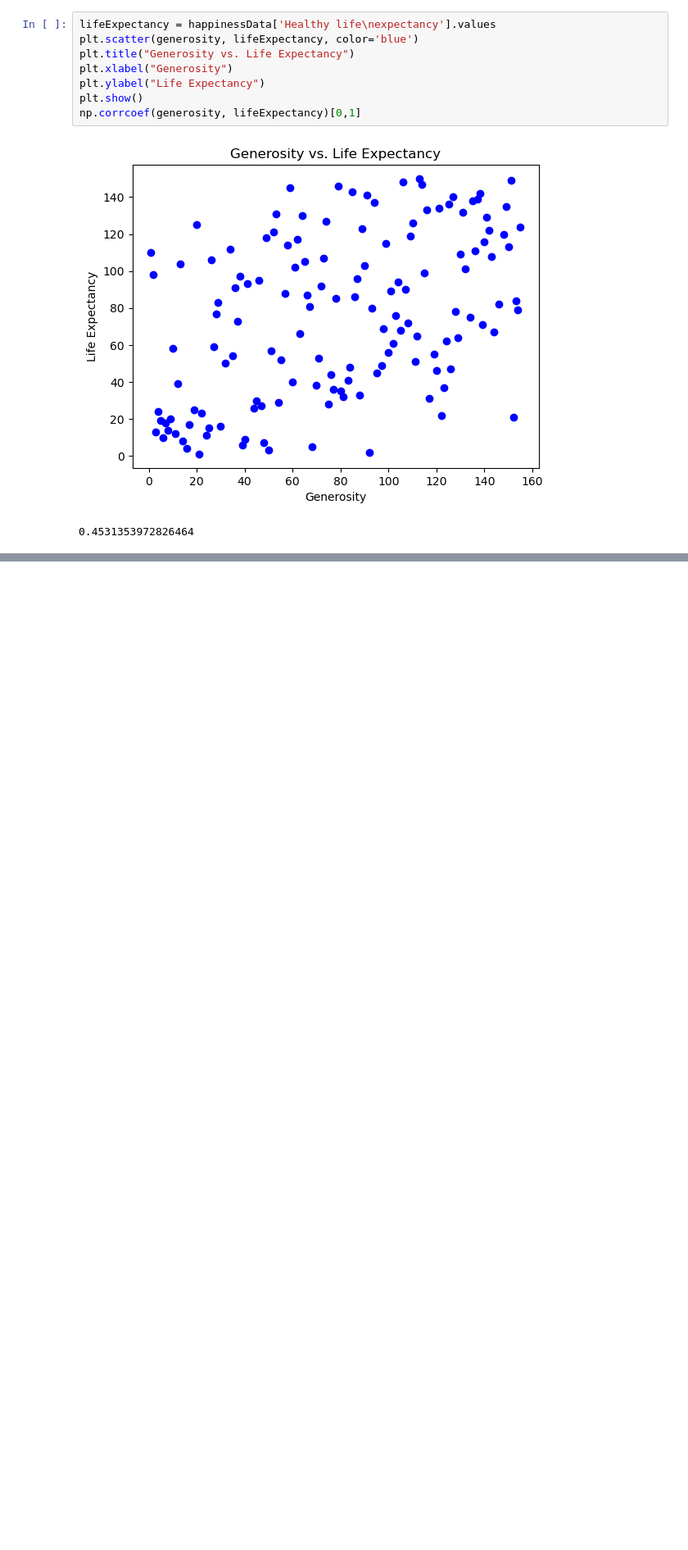
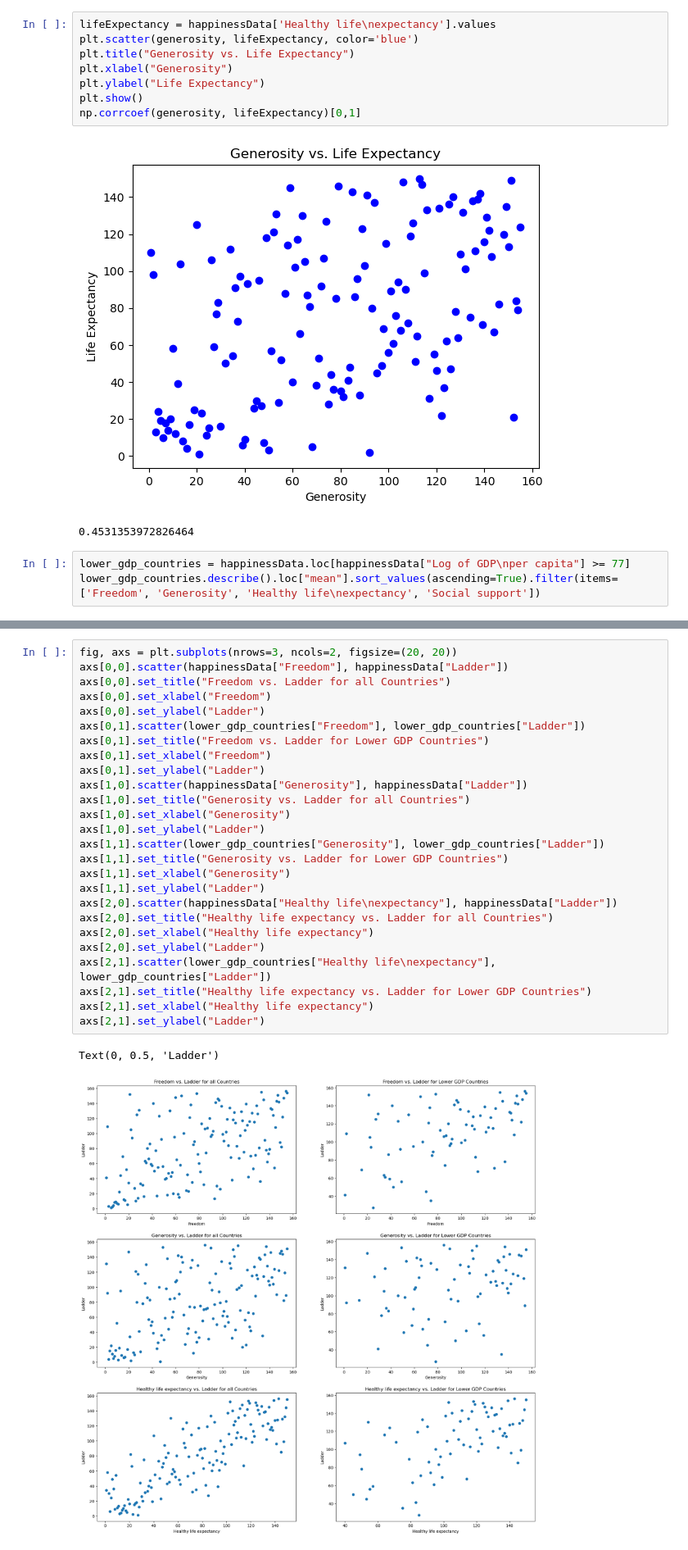
Before and after one commit to Adam-Prieto/User-Design-HW4, a Jupyter notebook: Visualization File.ipynb, the cells around one changed output, grey strips where cells are left out. Shown at 82% size. Cells and saved outputs as stored; diff of their text form; blank space fills up the shorter version.

Commit message:
Filip first plot

```diff
--- a/Visualization File.ipynb
+++ b/Visualization File.ipynb
@@ -97,3 +97,6 @@ np.corrcoef(generosity, lifeExpectancy)[0,1]
 # %% [output]
 [figure]
 0.4531353972826464
+# %%
+lower_gdp_countries = happinessData.loc[happinessData["Log of GDP\nper capita"] >= 77]
+lower_gdp_countries.describe().loc["mean"].sort_values(ascending=True).filter(items=['Freedom', 'Generosity', 'Healthy life\nexpectancy', 'Social support'])
@@ -99,0 +109,29 @@ np.corrcoef(generosity, lifeExpectancy)[0,1]
+# %%
+fig, axs = plt.subplots(nrows=3, ncols=2, figsize=(20, 20))
+axs[0,0].scatter(happinessData["Freedom"], happinessData["Ladder"])
+axs[0,0].set_title("Freedom vs. Ladder for all Countries")
+axs[0,0].set_xlabel("Freedom")
+axs[0,0].set_ylabel("Ladder")
+axs[0,1].scatter(lower_gdp_countries["Freedom"], lower_gdp_countries["Ladder"])
+axs[0,1].set_title("Freedom vs. Ladder for Lower GDP Countries")
+axs[0,1].set_xlabel("Freedom")
+axs[0,1].set_ylabel("Ladder")
+axs[1,0].scatter(happinessData["Generosity"], happinessData["Ladder"])
+axs[1,0].set_title("Generosity vs. Ladder for all Countries")
+axs[1,0].set_xlabel("Generosity")
+axs[1,0].set_ylabel("Ladder")
+axs[1,1].scatter(lower_gdp_countries["Generosity"], lower_gdp_countries["Ladder"])
+axs[1,1].set_title("Generosity vs. Ladder for Lower GDP Countries")
+axs[1,1].set_xlabel("Generosity")
+axs[1,1].set_ylabel("Ladder")
+axs[2,0].scatter(happinessData["Healthy life\nexpectancy"], happinessData["Ladder"])
+axs[2,0].set_title("Healthy life expectancy vs. Ladder for all Countries")
+axs[2,0].set_xlabel("Healthy life expectancy")
+axs[2,0].set_ylabel("Ladder")
+axs[2,1].scatter(lower_gdp_countries["Healthy life\nexpectancy"], lower_gdp_countries["Ladder"])
+axs[2,1].set_title("Healthy life expectancy vs. Ladder for Lower GDP Countries")
+axs[2,1].set_xlabel("Healthy life expectancy")
+axs[2,1].set_ylabel("Ladder")
+# %% [output]
+Text(0, 0.5, 'Ladder')
+[figure, added]
```
Also changed, not shown: parts of 2 cells of this notebook, 2 other files.
